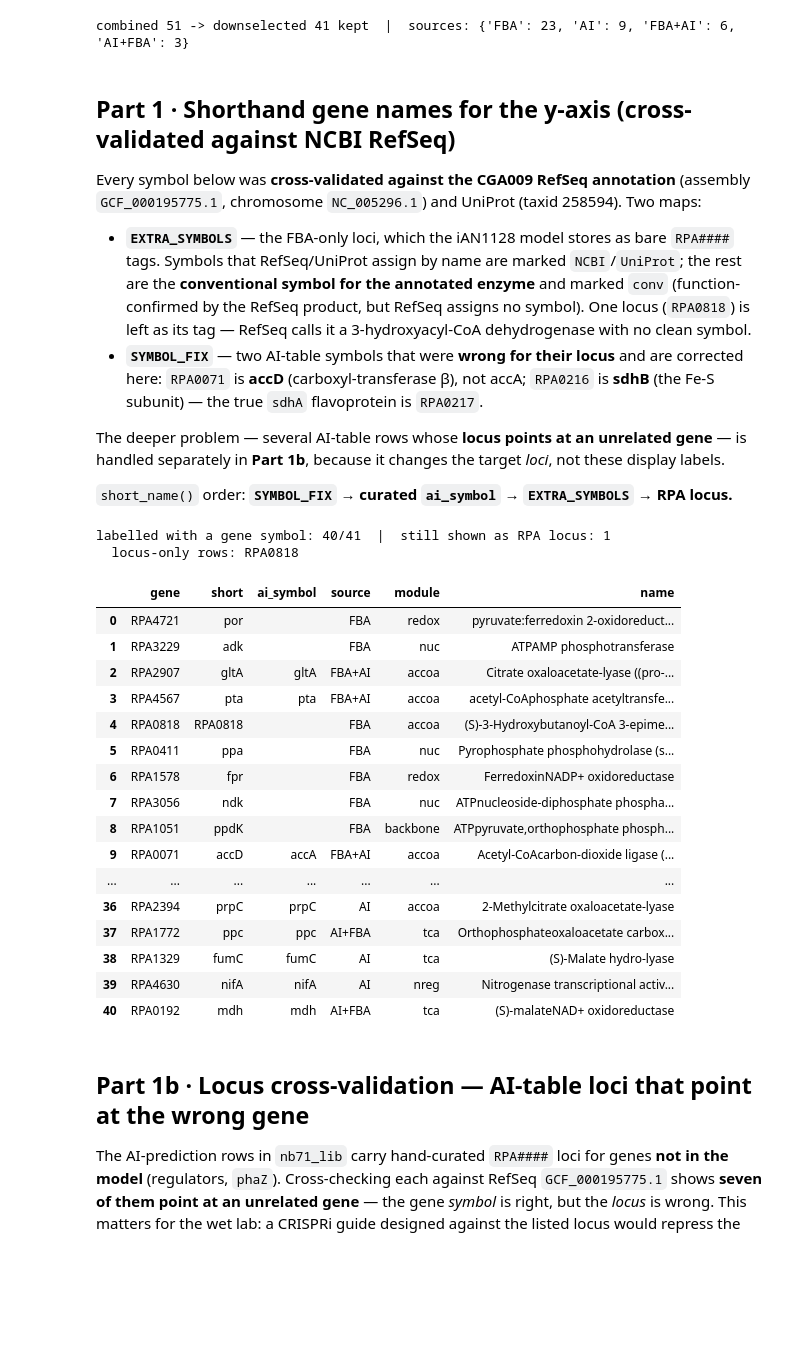
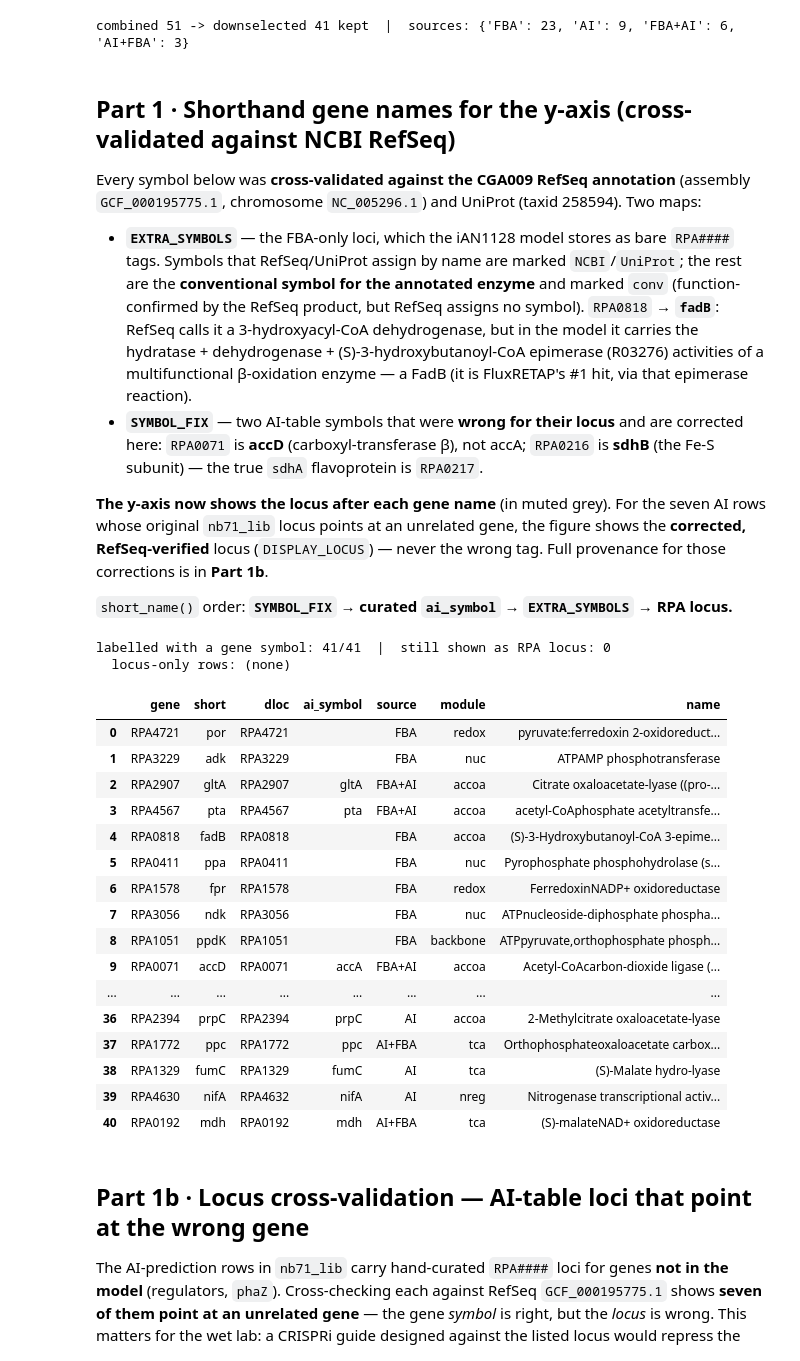
Before and after one commit to jacksoncomes/CGA009_PHA_Modeling, a Jupyter notebook: CRISPRi_Target_List/Notebooks/04_refine_figure.ipynb, the cells around one changed output. Cells and saved outputs as stored; diff of their text form; code cells hidden in the pictures; blank space fills up the shorter version.

```diff
--- a/CRISPRi_Target_List/Notebooks/04_refine_figure.ipynb
+++ b/CRISPRi_Target_List/Notebooks/04_refine_figure.ipynb
@@ -65,14 +65,16 @@ Every symbol below was **cross-validated against the CGA009 RefSeq annotation**
 - **`EXTRA_SYMBOLS`** — the FBA-only loci, which the iAN1128 model stores as bare `RPA####` tags. Symbols
   that RefSeq/UniProt assign by name are marked `NCBI`/`UniProt`; the rest are the **conventional symbol for
   the annotated enzyme** and marked `conv` (function-confirmed by the RefSeq product, but RefSeq assigns no
-  symbol). One locus (`RPA0818`) is left as its tag — RefSeq calls it a 3-hydroxyacyl-CoA dehydrogenase with
-  no clean symbol.
+  symbol). `RPA0818` → **`fadB`**: RefSeq calls it a 3-hydroxyacyl-CoA dehydrogenase, but in the model it
+  carries the hydratase + dehydrogenase + (S)-3-hydroxybutanoyl-CoA epimerase (R03276) activities of a
+  multifunctional β-oxidation enzyme — a FadB (it is FluxRETAP's #1 hit, via that epimerase reaction).
 - **`SYMBOL_FIX`** — two AI-table symbols that were **wrong for their locus** and are corrected here:
   `RPA0071` is **accD** (carboxyl-transferase β), not accA; `RPA0216` is **sdhB** (the Fe-S subunit) — the
   true `sdhA` flavoprotein is `RPA0217`.
 
-The deeper problem — several AI-table rows whose **locus points at an unrelated gene** — is handled
-separately in **Part 1b**, because it changes the target *loci*, not these display labels.
+**The y-axis now shows the locus after each gene name** (in muted grey). For the seven AI rows whose original
+`nb71_lib` locus points at an unrelated gene, the figure shows the **corrected, RefSeq-verified** locus
+(`DISPLAY_LOCUS`) — never the wrong tag. Full provenance for those corrections is in **Part 1b**.
 
 `short_name()` order: **`SYMBOL_FIX` → curated `ai_symbol` → `EXTRA_SYMBOLS` → RPA locus.**
 # %%
@@ -93,55 +95,60 @@ EXTRA_SYMBOLS = {
     "RPA4721": "por",    # conv  2-oxoacid:acceptor oxidoreductase (pyruvate:ferredoxin oxidoreductase)
     "RPA3229": "adk",    # conv  adenylate kinase
     "RPA1578": "fpr",    # conv  ferredoxin--NADP reductase
     "RPA3042": "maeB",   # conv  NADP-dependent malic enzyme
     "RPA0822": "gshA",   # conv  glutamate--cysteine ligase
     "RPA3634": "pgi",    # conv  bifunctional transaldolase/phosphoglucose isomerase (pgi activity)
     # --- newly identified from the RefSeq product (were shown as loci in v1) ---
     "RPA3173": "acyP",   # UniProt acylphosphatase (hydrolyses 1,3-BPG -> matches model rxn R01515)
     "RPA4727": "glgP",   # conv  glycogen/starch/alpha-glucan phosphorylase
     "RPA3450": "mmsA",   # conv  CoA-acylating methylmalonate-semialdehyde dehydrogenase
     "RPA0560": "mcd",    # UniProt MLYCD; malonyl-CoA decarboxylase
     "RPA0962": "hupS",   # conv  uptake hydrogenase small subunit (provisional; hup vs hox)
-    # RPA0818 left as its locus: RefSeq = 3-hydroxyacyl-CoA dehydrogenase, no clean symbol
+    "RPA0818": "fadB",   # conv  multifunctional beta-oxidation enzyme (dehydratase/dehydrogenase/epimerase); FluxRETAP #1 via its epimerase rxn R03276
 }
 # AI-table symbols that were WRONG for their locus (verified vs RefSeq) -> corrected display label:
 SYMBOL_FIX = {
     "RPA0071": "accD",   # was 'accA'; RPA0071 = acetyl-CoA carboxylase carboxyltransferase beta (accD)
     "RPA0216": "sdhB",   # was 'sdhA'; RPA0216 = succinate dehydrogenase Fe-S subunit (sdhB). sdhA = RPA0217
 }
+# Corrected RefSeq-verified loci for the 7 AI rows whose nb71 locus points at an unrelated gene (full
+# provenance in Part 1b). Used ONLY for the displayed locus column, so the figure never shows a wrong tag.
+DISPLAY_LOCUS = {"RPA1786": "RPA0575", "RPA1795": "RPA0530", "RPA0454": "RPA2966", "RPA0584": "RPA0272/74",
+                 "RPA1711": "RPA2592", "RPA4630": "RPA4632", "RPA3332": "RPA0572"}
 def short_name(r):
-    """Resolve a y-axis label: SYMBOL_FIX -> curated ai_symbol -> EXTRA_SYMBOLS -> RPA locus."""
+    """Resolve a y-axis gene label: SYMBOL_FIX -> curated ai_symbol -> EXTRA_SYMBOLS -> RPA locus."""
     if r.gene in SYMBOL_FIX:
         return SYMBOL_FIX[r.gene]
     if r.ai_symbol:
         return r.ai_symbol
     return EXTRA_SYMBOLS.get(r.gene, r.gene)
 
 df["short"] = df.apply(short_name, axis=1)
+df["dloc"]  = df.gene.map(lambda g: DISPLAY_LOCUS.get(g, g))   # locus shown (grey) after the gene name
 _locus = df[df.short == df.gene]
 print(f"labelled with a gene symbol: {len(df) - len(_locus)}/{len(df)}  |  still shown as RPA locus: {len(_locus)}")
 print("  locus-only rows:", ", ".join(_locus.gene) or "(none)")
-df[["gene", "short", "ai_symbol", "source", "module", "name"]]
+df[["gene", "short", "dloc", "ai_symbol", "source", "module", "name"]]
 # %% [output]
-labelled with a gene symbol: 40/41  |  still shown as RPA locus: 1
-  locus-only rows: RPA0818
+labelled with a gene symbol: 41/41  |  still shown as RPA locus: 0
+  locus-only rows: (none)
-|  | gene | short | ai_symbol | source | module | name |
-| 0 | RPA4721 | por |  | FBA | redox | pyruvate:ferredoxin 2-oxidoreduct... |
-| 1 | RPA3229 | adk |  | FBA | nuc | ATPAMP phosphotransferase |
-| 2 | RPA2907 | gltA | gltA | FBA+AI | accoa | Citrate oxaloacetate-lyase ((pro-... |
-| 3 | RPA4567 | pta | pta | FBA+AI | accoa | acetyl-CoAphosphate acetyltransfe... |
-| 4 | RPA0818 | RPA0818 |  | FBA | accoa | (S)-3-Hydroxybutanoyl-CoA 3-epime... |
-| 5 | RPA0411 | ppa |  | FBA | nuc | Pyrophosphate phosphohydrolase (s... |
-| 6 | RPA1578 | fpr |  | FBA | redox | FerredoxinNADP+ oxidoreductase |
-| 7 | RPA3056 | ndk |  | FBA | nuc | ATPnucleoside-diphosphate phospha... |
-| 8 | RPA1051 | ppdK |  | FBA | backbone | ATPpyruvate,orthophosphate phosph... |
-| 9 | RPA0071 | accD | accA | FBA+AI | accoa | Acetyl-CoAcarbon-dioxide ligase (... |
-| ... | ... | ... | ... | ... | ... | ... |
-| 36 | RPA2394 | prpC | prpC | AI | accoa | 2-Methylcitrate oxaloacetate-lyase |
-| 37 | RPA1772 | ppc | ppc | AI+FBA | tca | Orthophosphateoxaloacetate carbox... |
-| 38 | RPA1329 | fumC | fumC | AI | tca | (S)-Malate hydro-lyase |
-| 39 | RPA4630 | nifA | nifA | AI | nreg | Nitrogenase transcriptional activ... |
-| 40 | RPA0192 | mdh | mdh | AI+FBA | tca | (S)-malateNAD+ oxidoreductase |
+|  | gene | short | dloc | ai_symbol | source | module | name |
+| 0 | RPA4721 | por | RPA4721 |  | FBA | redox | pyruvate:ferredoxin 2-oxidoreduct... |
+| 1 | RPA3229 | adk | RPA3229 |  | FBA | nuc | ATPAMP phosphotransferase |
+| 2 | RPA2907 | gltA | RPA2907 | gltA | FBA+AI | accoa | Citrate oxaloacetate-lyase ((pro-... |
+| 3 | RPA4567 | pta | RPA4567 | pta | FBA+AI | accoa | acetyl-CoAphosphate acetyltransfe... |
+| 4 | RPA0818 | fadB | RPA0818 |  | FBA | accoa | (S)-3-Hydroxybutanoyl-CoA 3-epime... |
+| 5 | RPA0411 | ppa | RPA0411 |  | FBA | nuc | Pyrophosphate phosphohydrolase (s... |
+| 6 | RPA1578 | fpr | RPA1578 |  | FBA | redox | FerredoxinNADP+ oxidoreductase |
+| 7 | RPA3056 | ndk | RPA3056 |  | FBA | nuc | ATPnucleoside-diphosphate phospha... |
+| 8 | RPA1051 | ppdK | RPA1051 |  | FBA | backbone | ATPpyruvate,orthophosphate phosph... |
+| 9 | RPA0071 | accD | RPA0071 | accA | FBA+AI | accoa | Acetyl-CoAcarbon-dioxide ligase (... |
+| ... | ... | ... | ... | ... | ... | ... | ... |
+| 36 | RPA2394 | prpC | RPA2394 | prpC | AI | accoa | 2-Methylcitrate oxaloacetate-lyase |
+| 37 | RPA1772 | ppc | RPA1772 | ppc | AI+FBA | tca | Orthophosphateoxaloacetate carbox... |
+| 38 | RPA1329 | fumC | RPA1329 | fumC | AI | tca | (S)-Malate hydro-lyase |
+| 39 | RPA4630 | nifA | RPA4632 | nifA | AI | nreg | Nitrogenase transcriptional activ... |
+| 40 | RPA0192 | mdh | RPA0192 | mdh | AI+FBA | tca | (S)-malateNAD+ oxidoreductase |
 # %% [markdown]
 ## Part 1b · Locus cross-validation — AI-table loci that point at the wrong gene
 
```
Also changed, not shown: parts of 6 cells of this notebook, 3 other files.
